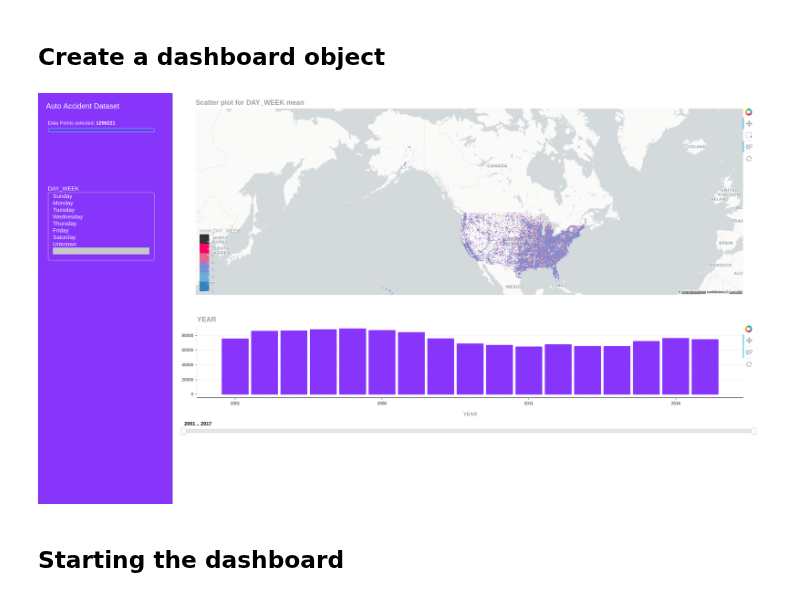
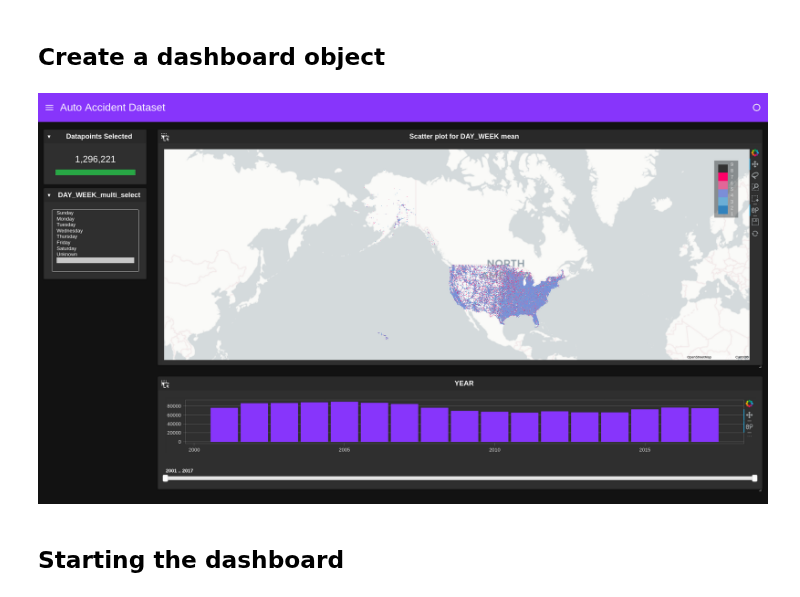
Before and after one commit to rapidsai/cuxfilter, a Jupyter notebook: notebooks/auto_accidents_example.ipynb, the cells around one changed output. Cells and saved outputs as stored; diff of their text form; code cells hidden in the pictures.

Commit message:
fix preview image

```diff
--- a/notebooks/auto_accidents_example.ipynb
+++ b/notebooks/auto_accidents_example.ipynb
@@ -46,9 +46,9 @@ chart3 = cuxfilter.charts.multi_select('DAY_WEEK', label_map=label_map)
 d = cux_df.dashboard([chart1, chart2], sidebar=[chart3], layout=cuxfilter.layouts.feature_and_base,theme = cuxfilter.themes.rapids, title='Auto Accident Dataset')
 # %%
 #execute below line for dashboard preview
-# await d.preview()
+await d.preview()
 # %% [output]
-[figure, old version]
+[figure, new version]
 # %% [markdown]
 ## Starting the dashboard
 # %% [markdown]
```
